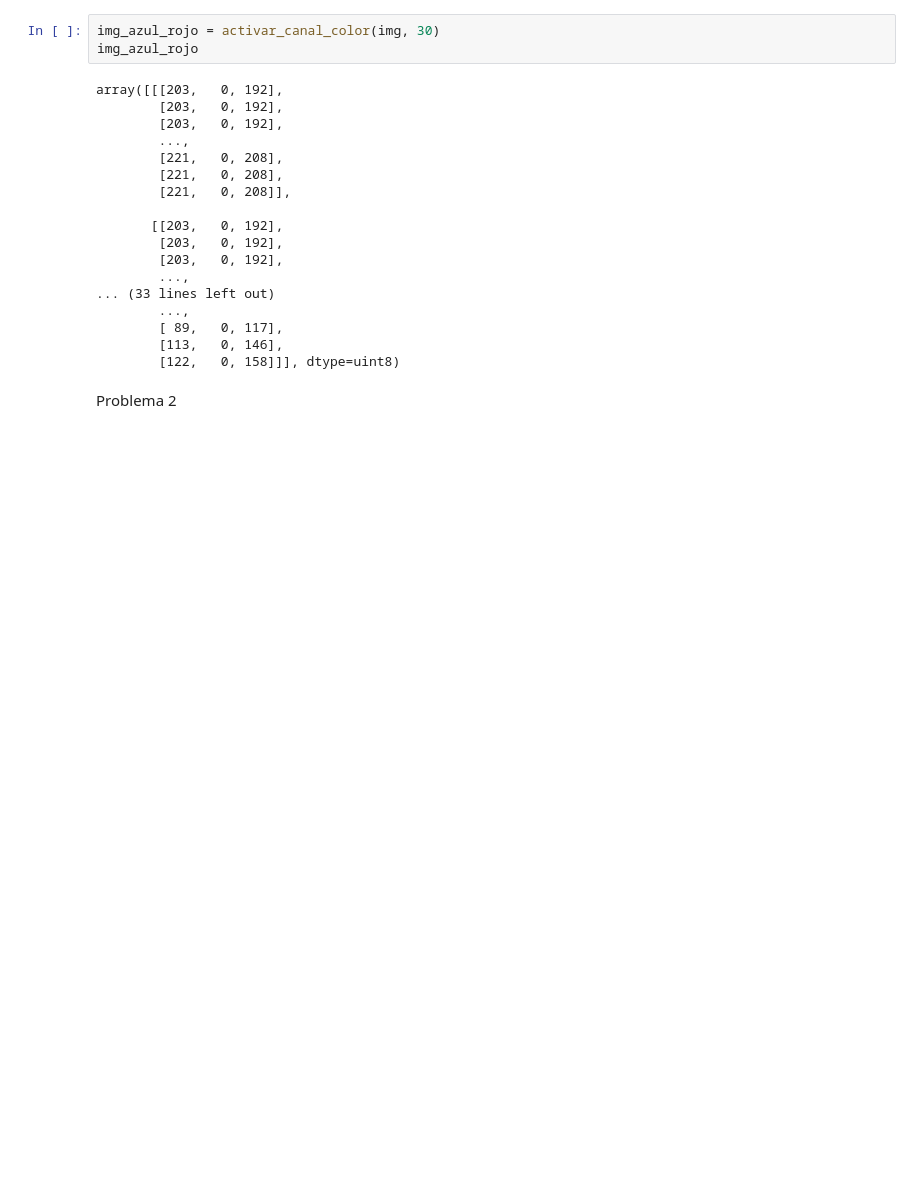
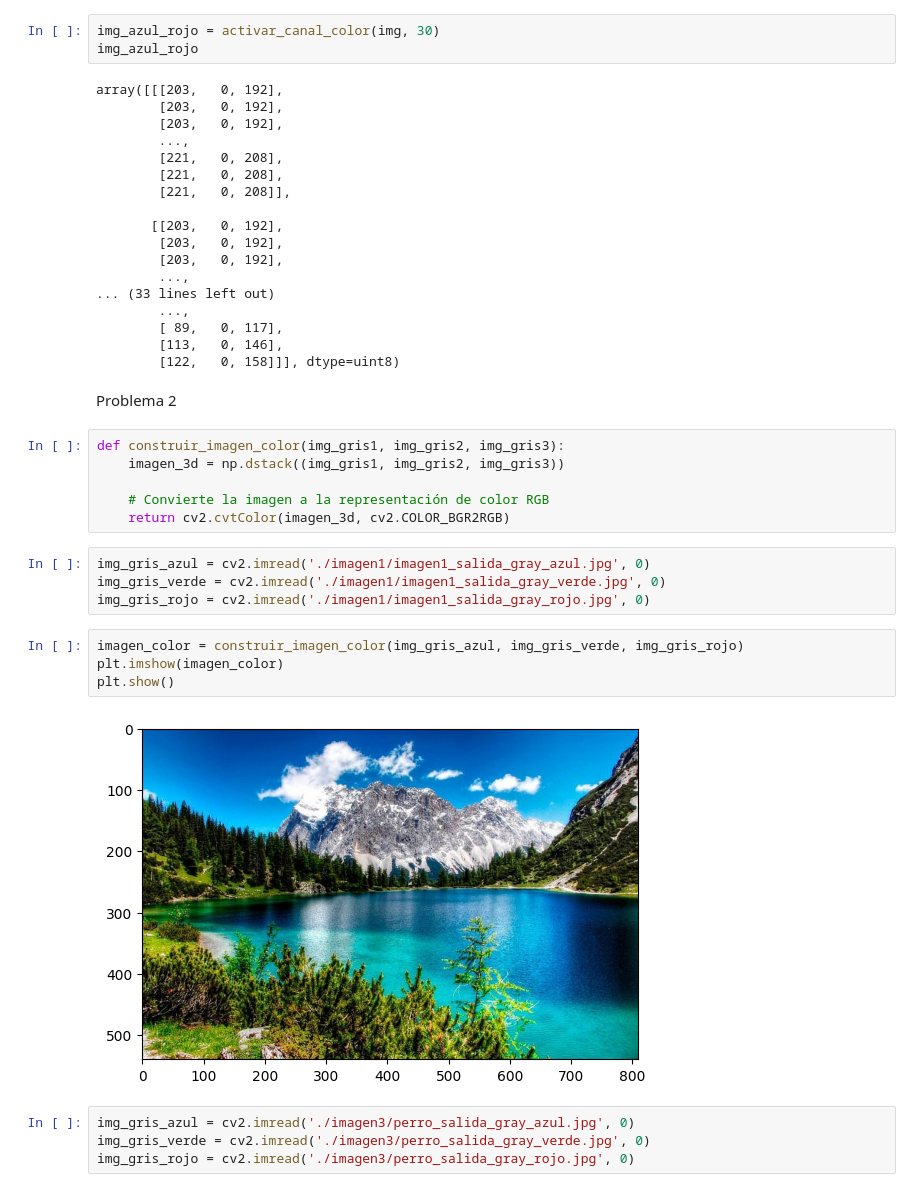
Before and after one commit to sergioguzman27/text_mining_lab1, a Jupyter notebook: laboratorio.ipynb, the cells around one changed output. Drawn from its saved outputs; the diff is of its cells as text; blank space fills up the shorter version.

```diff
--- a/laboratorio.ipynb
+++ b/laboratorio.ipynb
@@ -140,3 +140,23 @@ array([[[203,   0, 192],
         [122,   0, 158]]], dtype=uint8)
 # %% [markdown]
 Problema 2
+# %%
+def construir_imagen_color(img_gris1, img_gris2, img_gris3):
+    imagen_3d = np.dstack((img_gris1, img_gris2, img_gris3))
+
+    # Convierte la imagen a la representación de color RGB
+    return cv2.cvtColor(imagen_3d, cv2.COLOR_BGR2RGB)
+# %%
+img_gris_azul = cv2.imread('./imagen1/imagen1_salida_gray_azul.jpg', 0)
+img_gris_verde = cv2.imread('./imagen1/imagen1_salida_gray_verde.jpg', 0)
+img_gris_rojo = cv2.imread('./imagen1/imagen1_salida_gray_rojo.jpg', 0)
+# %%
+imagen_color = construir_imagen_color(img_gris_azul, img_gris_verde, img_gris_rojo)
+plt.imshow(imagen_color)
+plt.show()
+# %% [output]
+[figure, added]
+# %%
+img_gris_azul = cv2.imread('./imagen3/perro_salida_gray_azul.jpg', 0)
+img_gris_verde = cv2.imread('./imagen3/perro_salida_gray_verde.jpg', 0)
+img_gris_rojo = cv2.imread('./imagen3/perro_salida_gray_rojo.jpg', 0)
```
Also changed, not shown: parts of 1 cell of this notebook.
